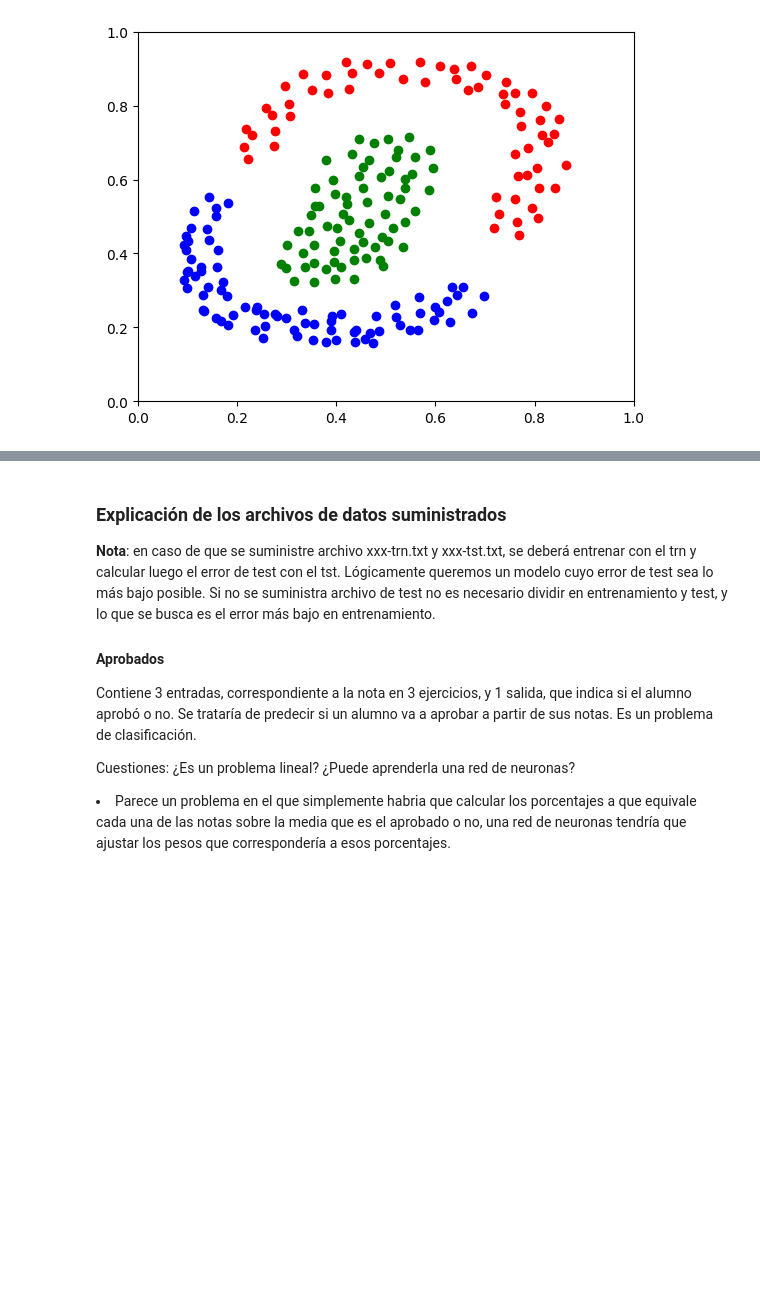
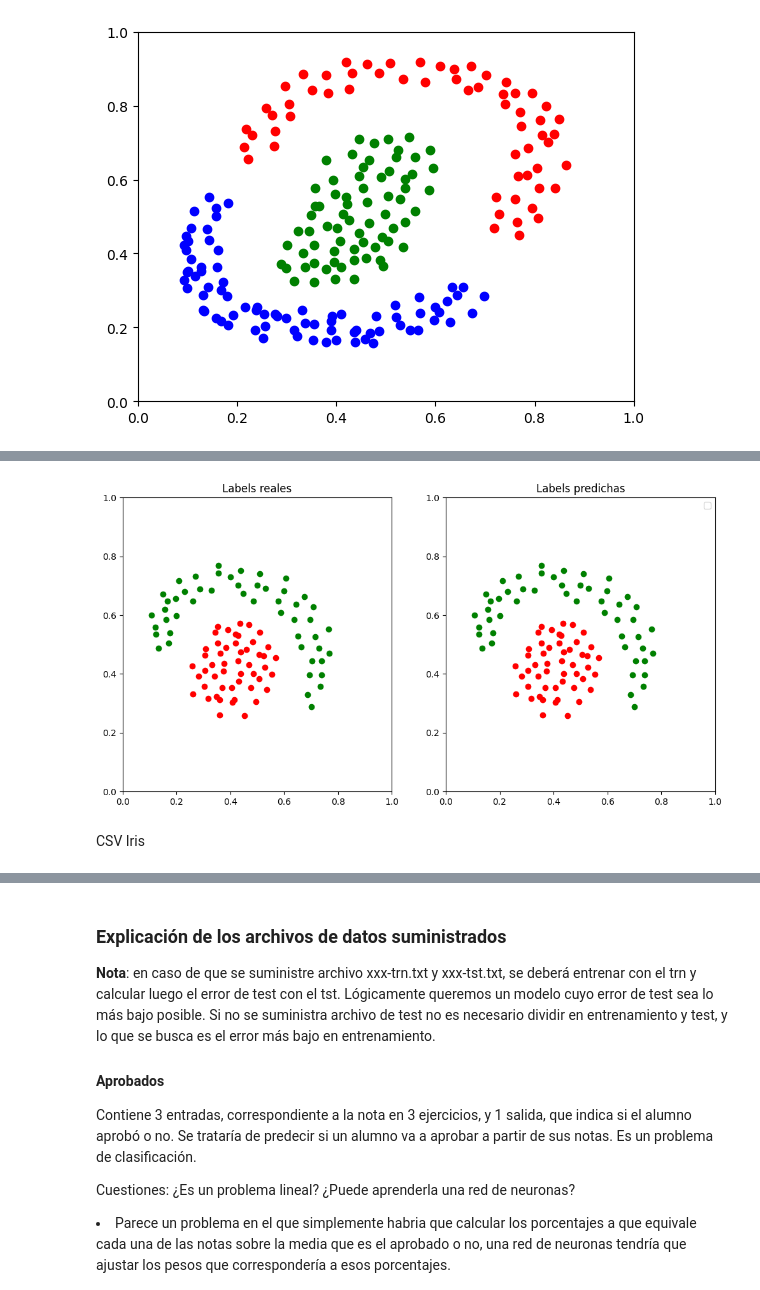
Before and after one commit to miguel-mxrxrx04/neuralnetworkfromscratch, a Jupyter notebook: Perceptrones/perceptron_alumno.ipynb, the cells around one changed output, grey strips where cells are left out. Saved outputs shown, nothing was run; the diff lists cells and outputs as text; code cells hidden in the pictures; blank space fills up the shorter version.

```diff
--- a/Perceptrones/perceptron_alumno.ipynb
+++ b/Perceptrones/perceptron_alumno.ipynb
@@ -235,0 +359,7 @@ p = Multilayer(ni,15,no)
+# %%
+# entrenar
+# encontrar arquitectura mínima que aprende este problema, para data_2classes_nonlinear_2D.txt y para data_3classes_nonlinear_2D.txt
+
+p = Multilayer(ni, 15, no)
+p.train(X, d, alpha=0.1, epochs=1000, trace=100)
+p.info(X, d)
@@ -236,3 +384,39 @@ p = Multilayer(ni,15,no)
+# %%
+# Dibujar el resultado de la clasificación por el multicapa, comparar con las salidas que debería dar
+
+# Propagate the inputs through the network
+predictions = p.forward(X)
+# print(predictions)
+# Clasificar las predicciones cogiendo el índice de la neurona con mayor valor.
+predicted_labels = np.argmax(predictions, axis=1)
+
+# Clasificar las salidas reales cogiendo el índice de la neurona con valor 1.
+true_labels = np.argmax(d, axis=1)
+
+fig, axs = plt.subplots(1, 2, figsize=(12, 6))
+
+# Plot the true labels
+axs[0].set_xlim(0, 1)
+axs[0].set_ylim(0, 1)
+axs[0].plot(X[true_labels == 0, 0], X[true_labels == 0, 1], 'ro')
+axs[0].plot(X[true_labels == 1, 0], X[true_labels == 1, 1], 'go')
+axs[0].plot(X[true_labels == 2, 0], X[true_labels == 2, 1], 'bo')
+axs[0].set_title('Labels reales')
+
+# Plot the predicted labels
+axs[1].set_xlim(0, 1)
+axs[1].set_ylim(0, 1)
+axs[1].plot(X[predicted_labels == 0, 0], X[predicted_labels == 0, 1], 'ro')
+axs[1].plot(X[predicted_labels == 1, 0], X[predicted_labels == 1, 1], 'go')
+axs[1].plot(X[predicted_labels == 2, 0], X[predicted_labels == 2, 1], 'bo')
+axs[1].set_title('Labels predichas')
+axs[1].legend()
+
+plt.show()
+# %% [output]
+[figure, added]
+# %% [markdown]
+CSV Iris
 # %%
 # Orquideas
 
```
Also changed, not shown: parts of 14 cells of this notebook.
